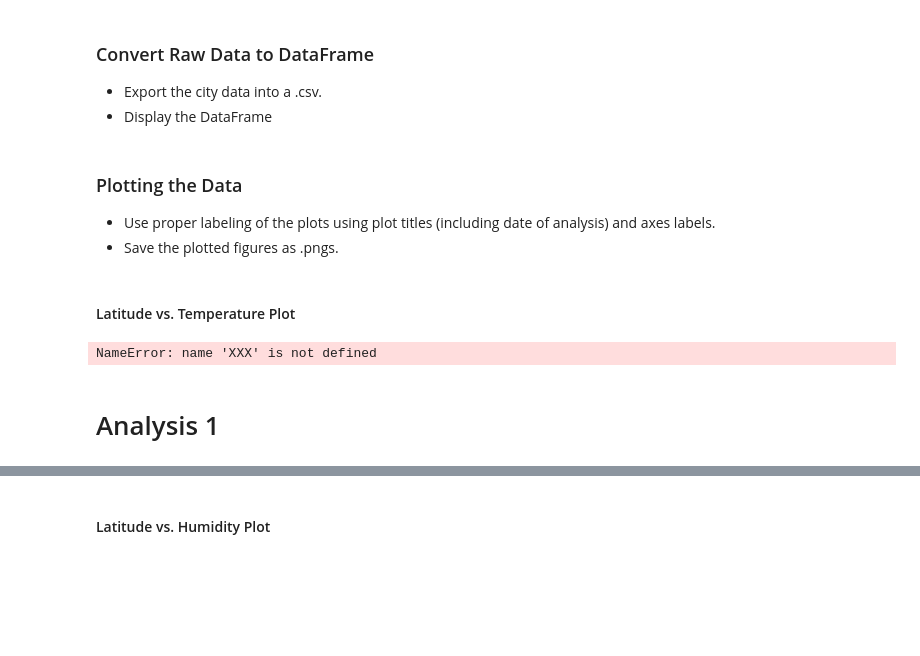
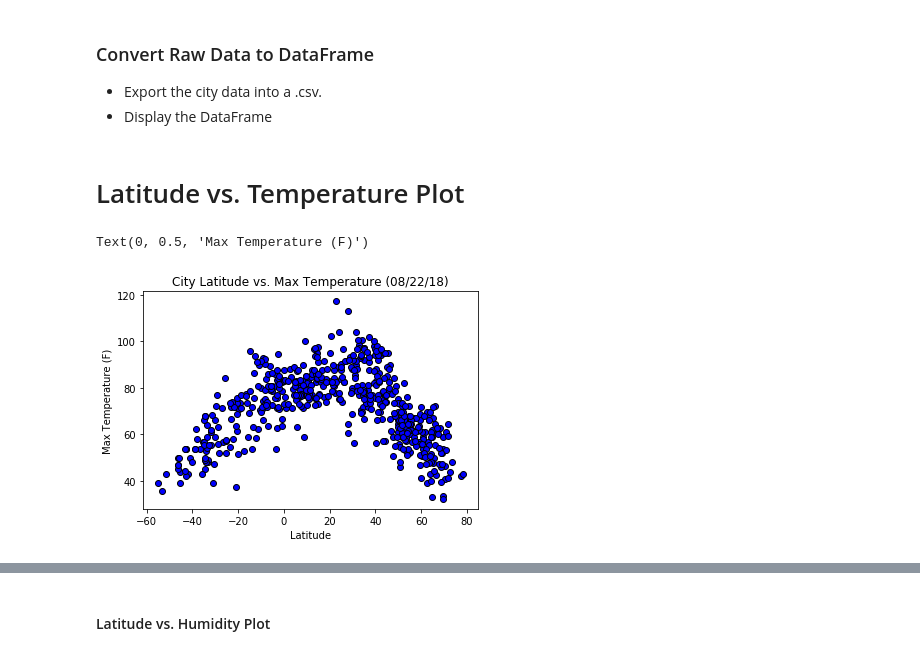
Before and after one commit to hah24ley/api_hw, a Jupyter notebook: APIhw.ipynb, the cells around one changed output, grey strips where cells are left out. Cells and saved outputs as stored; diff of their text form; code cells hidden in the pictures; blank space fills up the shorter version.

```diff
--- a/APIhw.ipynb
+++ b/APIhw.ipynb
@@ -115,28 +144,33 @@ City not found. Skipping..
 ### Convert Raw Data to DataFrame
 * Export the city data into a .csv.
 * Display the DataFrame
-# %% [markdown]
-### Plotting the Data
-* Use proper labeling of the plots using plot titles (including date of analysis) and axes labels.
-* Save the plotted figures as .pngs.
 # %% [markdown]
-#### Latitude vs. Temperature Plot
+# Latitude vs. Temperature Plot
-# %%
-#XXX = [14.2, 16.4, 11.9, 15.2, 18.5, 22.1, 19.4, 25.1, 23.4, 18.1, 22.6, 17.2]
-#YYY = [215, 325, 185, 332, 406, 522, 412, 614, 544, 421, 445, 408]
-
-plt.scatter(XXX, YYY, marker="o", facecolors="blue", edgecolors="black")
-
-plt.ylim(0,100)
-plt.xlim(-60,80)
-
-plt.title("City Latitude vs. Max Temperature (08/22/18)")
-plt.xlabel("Latitude")
-plt.ylabel("Max Temperature (F)")
-
-plt.graph()
-plt.show()
-# %% [output]
-NameError: name 'XXX' is not defined
-# %% [markdown]
-# Analysis 1
+# %%
+# convert dictionary into a data frame
+weatherman_df = pd.DataFrame(weather_df)
+
+#weatherman_df.count()
+
+# set latitude and max temperature
+lat_coord = weatherman_df["Lat"]
+lat_coord
+
+mtemp = weatherman_df["Max Temp"]
+mtemp
+
+# create a scatter plot based upon the above data
+plt.scatter(lat_coord, mtemp, marker="o", facecolors="blue", edgecolors="black")
+
+# Create a title, x label, and y label for our chart
+plt.title("City Latitude vs. Max Temperature (08/22/18)")
+plt.xlabel("Latitude")
+plt.ylabel("Max Temperature (F)")
+
+# Save an image of the chart and print to screen
+
+#plt.savefig("../pictures/Latitude_vs_mtemp_Plot.png")
+#plt.show()
+# %% [output]
+Text(0, 0.5, 'Max Temperature (F)')
+[figure, added]
```
Also changed, not shown: parts of 18 cells of this notebook, 2 other files.
